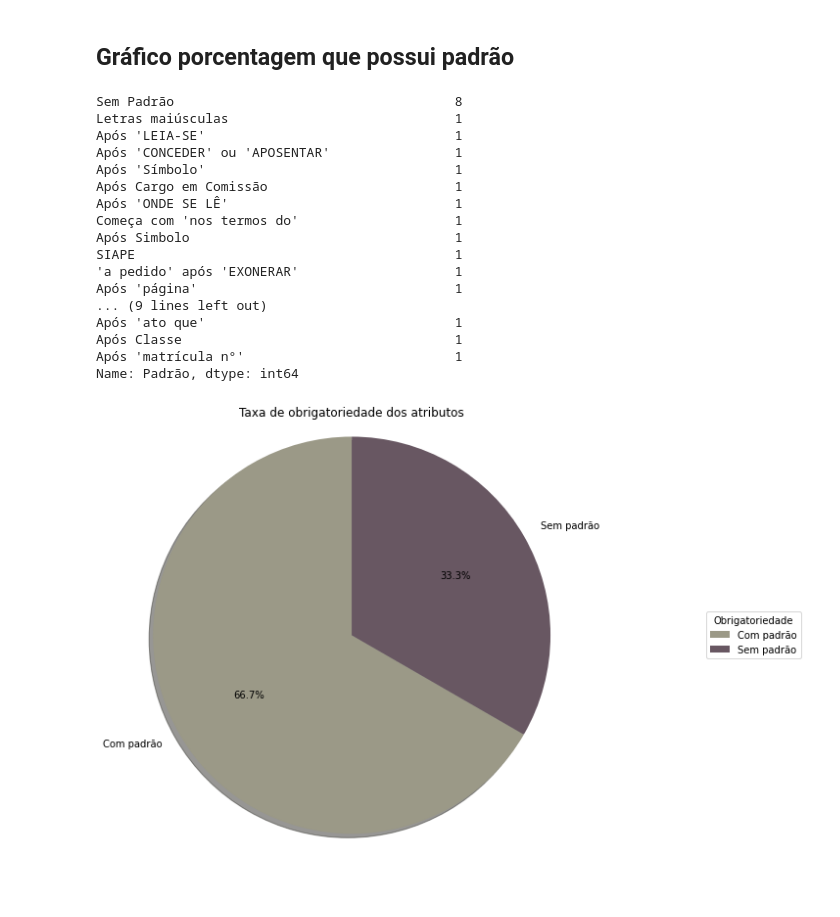
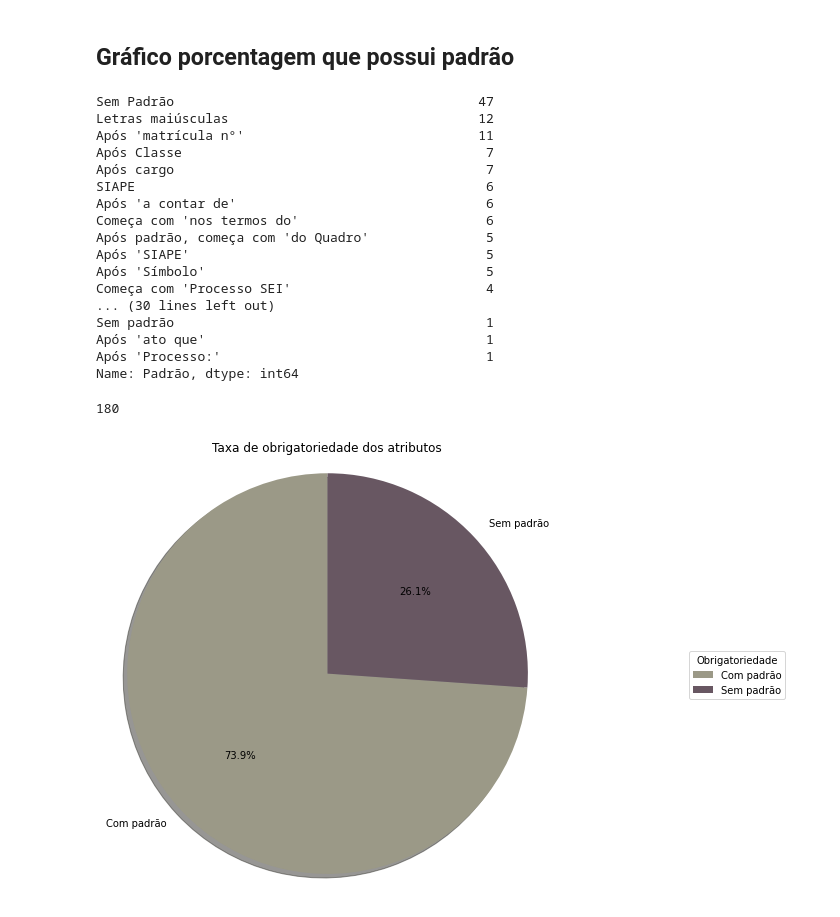
Before and after one commit to UnB-KnEDLe/DODF-data-tables, a Jupyter notebook: tables.ipynb, the cells around one changed output. Drawn from its saved outputs; the diff is of its cells as text; code cells hidden in the pictures; blank space fills up the shorter version.

```diff
--- a/tables.ipynb
+++ b/tables.ipynb
@@ -324,7 +459,8 @@ retificacoes_aposentadoria_layout
 ## Tabela com repetições
 # %%
 tables_array = [aposentadoria, exoneracao, nomeacao_comissionados, atos_sem_efeito, retificacoes, reversao,
-                atos_sem_efeito_aposentadoria, abono_de_permanencia, retificacoes_aposentadoria]
+                atos_sem_efeito_aposentadoria, abono_de_permanencia, retificacoes_aposentadoria,
+                exoneracao_efetivos, substituicao_de_funcao, cessoes, nomeacao_efetivos, reposicionamento]
 table_with_repetitions = pd.concat(tables_array, ignore_index=True)
 # %% [markdown]
 ## Tabela sem repetições
@@ -337,6 +473,6 @@ table_without_duplicates = table_with_repetitions.drop_duplicates(subset="Atribu
 ## Gráfico Obrigatoriedade
 # %%
 # Tuple with key and value (Obrigatoriedade, Repetições)
-madatory_repetitions = table_without_duplicates["Obrigatoriedade"].value_counts()
+madatory_repetitions = table_with_repetitions["Obrigatoriedade"].value_counts()
 madatory_repetitions
 # %% [output]
@@ -443,37 +579,42 @@ plt.show()
 ## Gráfico porcentagem que possui padrão
 # %%
 # Tuple with key and value (Padrão, Repetições)
-pattern = table_without_duplicates["Padrão"].value_counts()
+pattern = table_with_repetitions["Padrão"].value_counts()
 pattern
 # %% [output]
-Sem Padrão                                    8
-Letras maiúsculas                             1
-Após 'LEIA-SE'                                1
-Após 'CONCEDER' ou 'APOSENTAR'                1
-Após 'Símbolo'                                1
-Após Cargo em Comissão                        1
-Após 'ONDE SE LÊ'                             1
-Começa com 'nos termos do'                    1
-Após Simbolo                                  1
-SIAPE                                         1
-'a pedido' após 'EXONERAR'                    1
-Após 'página'                                 1
-... (9 lines left out)
-Após 'ato que'                                1
-Após Classe                                   1
-Após 'matrícula n°'                           1
+Sem Padrão                                       47
+Letras maiúsculas                                12
+Após 'matrícula n°'                              11
+Após Classe                                       7
+Após cargo                                        7
+SIAPE                                             6
+Após 'a contar de'                                6
+Começa com 'nos termos do'                        6
+Após padrão, começa com 'do Quadro'               5
+Após 'SIAPE'                                      5
+Após 'Símbolo'                                    5
+Começa com 'Processo SEI'                         4
+... (30 lines left out)
+Sem padrão                                        1
+Após 'ato que'                                    1
+Após 'Processo:'                                  1
 Name: Padrão, dtype: int64
+# %%
+total_rows_table_with_repetitions = madatory_repetitions[0] + madatory_repetitions[1]
+total_rows_table_with_repetitions
+# %% [output]
+180
 # %%
 labels = ["Com padrão", "Sem padrão"]
-sizes = [len(pattern) - pattern[0], pattern[0]]
+sizes = [total_rows_table_with_repetitions - pattern[0], pattern[0]]
 colors = ['#9B9987', '#685762']
 fig1, ax1 = plt.subplots(figsize=(8,8))
 ax1.pie(sizes, labels=labels, autopct='%1.1f%%', shadow=True, startangle=90, colors=colors)
 ax1.axis("equal")
 ax1.set_title("Taxa de obrigatoriedade dos atributos")
 ax1.legend(labels, title='Obrigatoriedade',
            loc='center left',
            bbox_to_anchor=(1.3, 0, 0.5, 1))
 plt.show()
 # %% [output]
-[figure, old version]
+[figure, new version]
```
Also changed, not shown: parts of 32 cells of this notebook, 4 other files.
